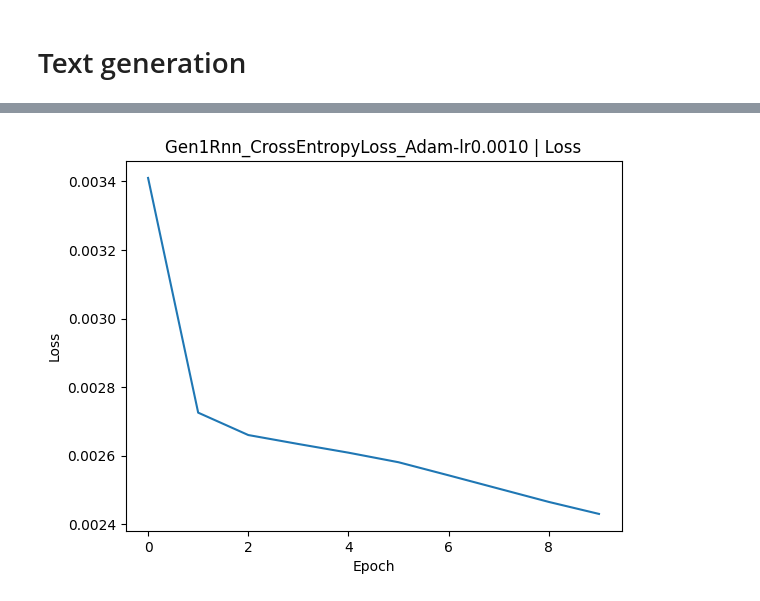
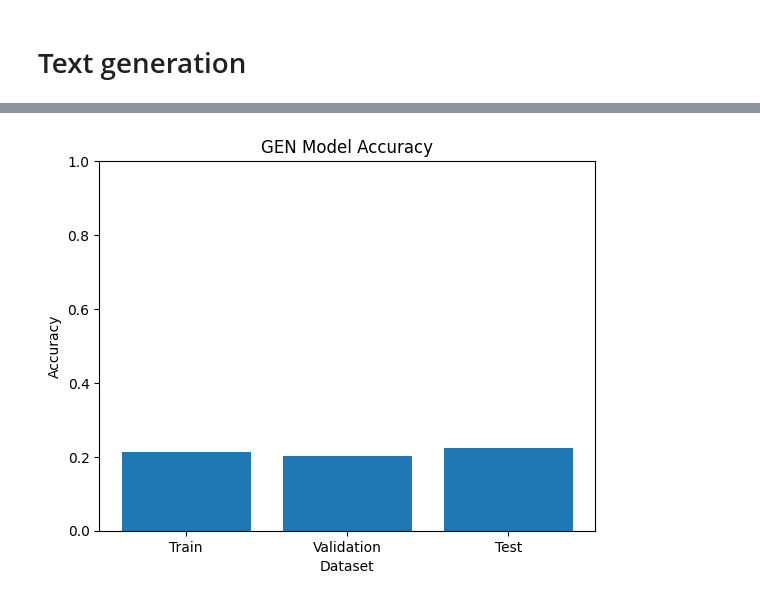
Before and after one commit to MatsM16/uib.inf265.project3, a Jupyter notebook: notebook.ipynb, the cells around one changed output, grey strips where cells are left out. Saved outputs shown, nothing was run; the diff lists cells and outputs as text; code cells hidden in the pictures.

Commit message:
All models have run

```diff
--- a/notebook.ipynb
+++ b/notebook.ipynb
@@ -519,3 +522,3 @@ def cbow_create_embeddings() -> torch.Tensor:
 # %%
-# embeddings = cbow_create_embeddings()
-embeddings = torch.load(DATA_DIR + 'embeddings.pt').to(device)
+embeddings = cbow_create_embeddings()
+# embeddings = torch.load(DATA_DIR + 'embeddings.pt').to(device)
@@ -910,9 +970,9 @@ behave_try("This ai", "emberrasing me")
 # %% [markdown]
 # Text generation
 # %%
-GEN_CONTEXT_SIZE = 5
-GEN_BATCH_SIZE = 2048
-GEN_EPOCHS = 10
+GEN_CONTEXT_SIZE = 20
+GEN_BATCH_SIZE = 8192
+GEN_EPOCHS = 100
 
 class Gen1Rnn(nn.Module):
     def __init__(self):
@@ -984,7 +1044,7 @@ def gen_performance(
 
 def gen_create_model():
 
-    training_data = gen_create_dataset(words_val, 'train')
+    training_data = gen_create_dataset(words_train, 'train')
 
     m1 = Gen1Rnn()
     gen_train(
@@ -993,17 +1053,45 @@ def gen_create_model():
         torch.optim.Adam(m1.parameters(), lr=0.001)
     )
 
-    best_model, validation_accuracy = model_pick_best(
-        [m1],
-        training_data,
-        behave_performance,
-        figure_tag='gen'
+    m2 = Gen1Rnn()
+    gen_train(
+        training_data, m2,
+        nn.CrossEntropyLoss(),
+        torch.optim.Adam(m2.parameters(), lr=0.01)
     )
 
-dataset = gen_create_dataset(words_val, 'val')
+    m3 = Gen1Rnn()
+    gen_train(
+        training_data, m3,
+        nn.CrossEntropyLoss(),
+        torch.optim.Adam(m3.parameters(), lr=0.0001)
+    )
 
-model = Gen1Rnn()
+    validation_data = gen_create_dataset(words_val, 'val')
 
-gen_train(dataset, model, nn.CrossEntropyLoss(), torch.optim.Adam(model.parameters(), lr=0.001))
+    best_model, validation_accuracy = model_pick_best(
+        [m1, m2, m3],
+        validation_data,
+        gen_performance,
+        figure_tag='_gen'
+    )
+
+    test_data = gen_create_dataset(words_test, 'test')
+    test_accuracy = gen_performance(best_model, test_data, 'Test')
+    train_accuracy = gen_performance(best_model, training_data, 'Train')
+
+    plt.clf()
+    plt.bar(['Train', 'Validation', 'Test'], [train_accuracy, validation_accuracy, test_accuracy])
+    plt.title('GEN Model Accuracy')
+    plt.xlabel('Dataset')
+    plt.ylabel('Accuracy')
+    plt.ylim(0.0, 1.0)
+    plt.savefig(DOCS_DIR + 'accuracy_gen_best.png')
+    plt.show()
+
+    return best_model
+
+
+gen_model = gen_create_model()
 # %% [output]
 Training Gen1Rnn_CrossEntropyLoss_Adam-lr0.0010...
@@ -1021,4 +1114,4 @@ Saved Gen1Rnn_CrossEntropyLoss_Adam-lr0.0010 (./data/gen/Gen1Rnn_CrossEntropyLos
-[figure, old version]
+[figure, new version]
 # %%
 def gen_get_candidates(prompt:str, top:int):
 
```
Also changed, not shown: parts of 7 cells of this notebook.
